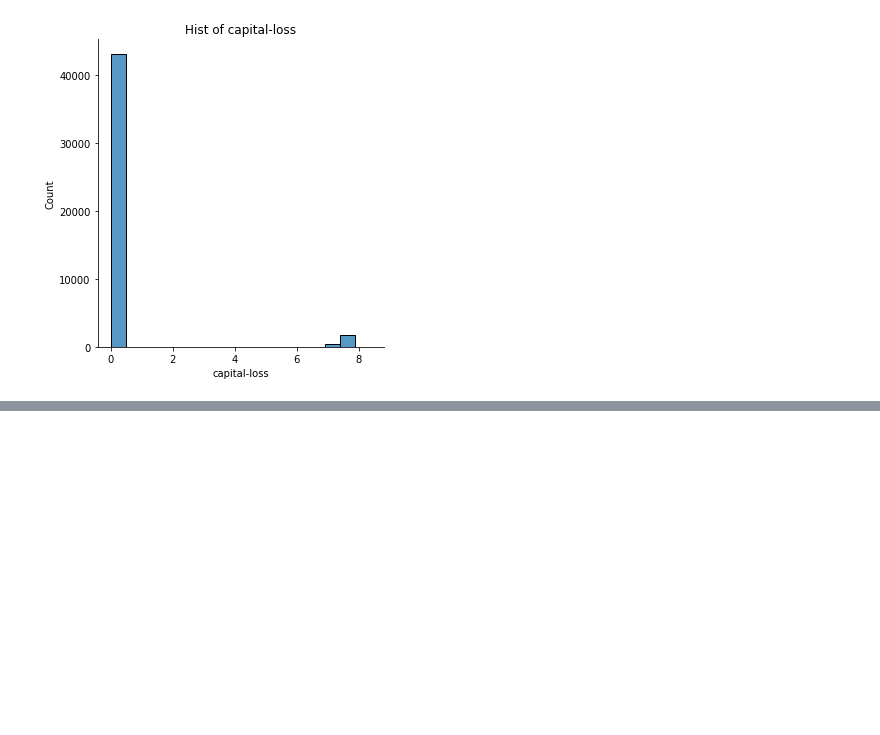
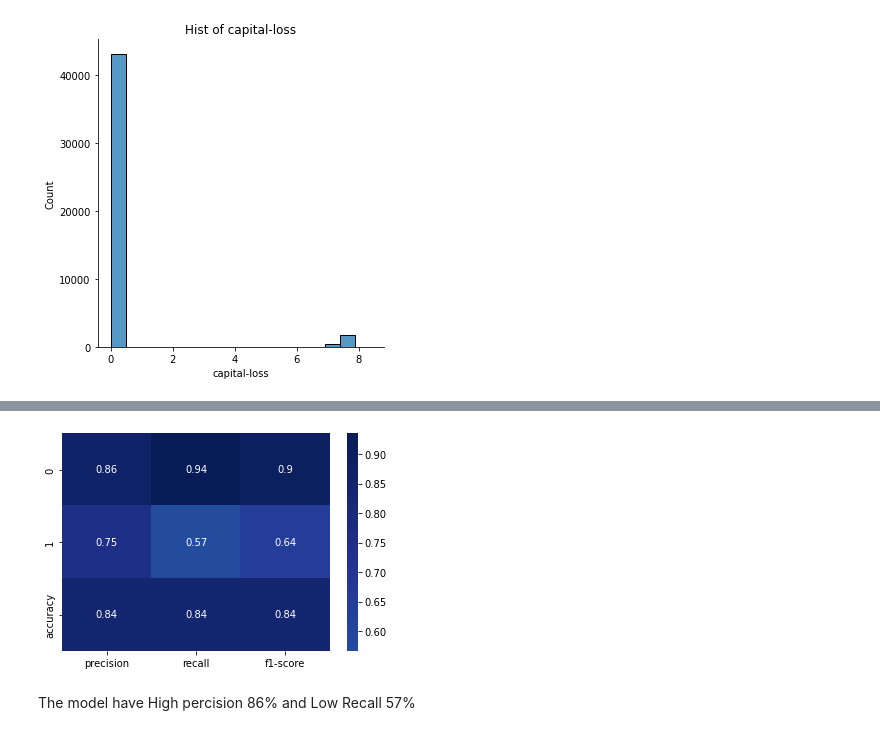
Before and after one commit to abdullah2297/Finding_donors, a Jupyter notebook: Charity_ML.ipynb, the cells around one changed output, grey strips where cells are left out. Cells and saved outputs as stored; diff of their text form; code cells hidden in the pictures; blank space fills up the shorter version.

```diff
--- a/Charity_ML.ipynb
+++ b/Charity_ML.ipynb
@@ -203,0 +341,12 @@ plt.show()
+# %%
+# Import SVC Model
+from sklearn.svm import SVC
+
+# initalize
+svc_model = SVC(random_state=42)
+
+# Train the model
+svc_model.fit(X_train, y_train)
+
+# Make Prediction
+svc_pred = svc_model.predict(X_test)
@@ -203,0 +369,6 @@ plt.show()
+# %%
+# Classification Report
+svm_report = classification_report(y_test, svc_pred, output_dict=True)
+
+svm_report = pd.DataFrame(svm_report)
+svm_report
@@ -203,0 +381,8 @@ plt.show()
+# %%
+# Visualize Classification report
+sns.heatmap(svm_report.iloc[:-1, :3].T, annot=True, center=0, cmap="YlGnBu")
+plt.show()
+# %% [output]
+[figure, added]
+# %% [markdown]
+The model have High percision 86% and Low Recall 57%
```
Also changed, not shown: parts of 31 cells of this notebook, 2 other files.
